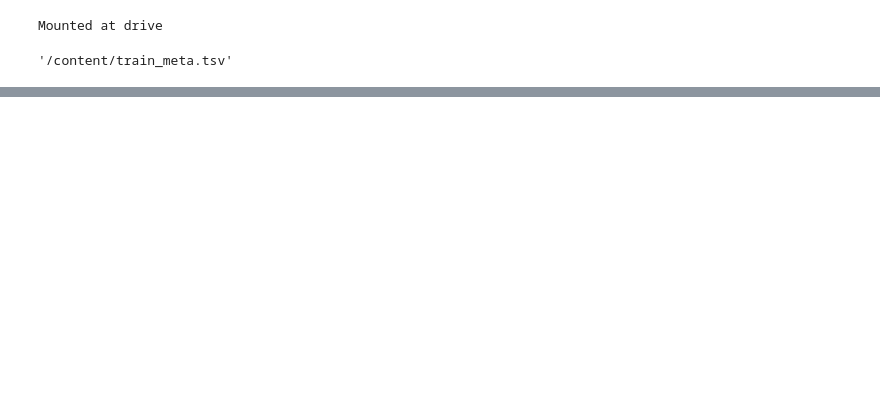
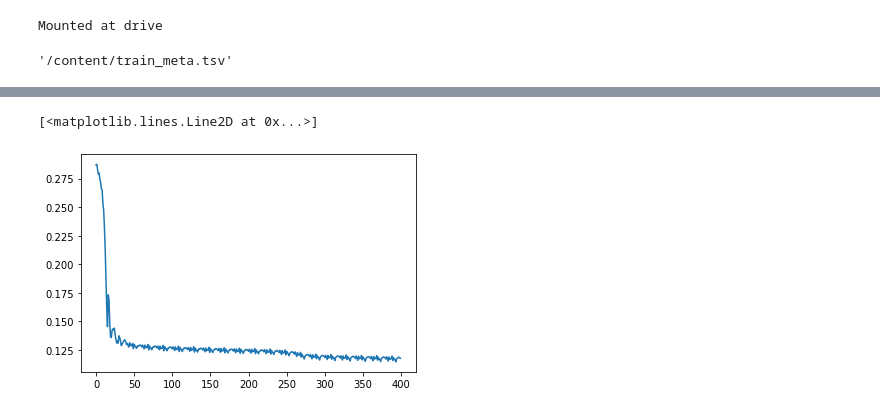
Before and after one commit to UdalovIA/ML, a Jupyter notebook: Competition/ML_Cup_audio (1).ipynb, the cells around one changed output, grey strips where cells are left out. Saved outputs shown, nothing was run; the diff lists cells and outputs as text; code cells hidden in the pictures; blank space fills up the shorter version.

```diff
--- a/Competition/ML_Cup_audio (1).ipynb
+++ b/Competition/ML_Cup_audio (1).ipynb
@@ -443,0 +635,7 @@ avg_rank: 161.8779296875
+# %%
+import matplotlib.pyplot as plt
+
+plt.plot(losses)
+# %% [output]
+[<matplotlib.lines.Line2D at 0x...>]
+[figure, added]
```
Also changed, not shown: parts of 17 cells of this notebook.
